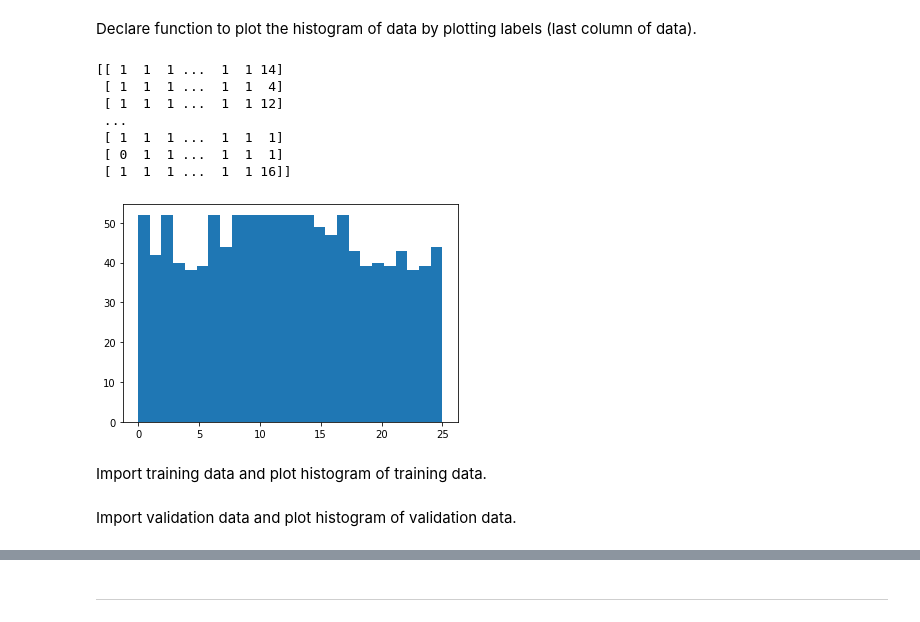
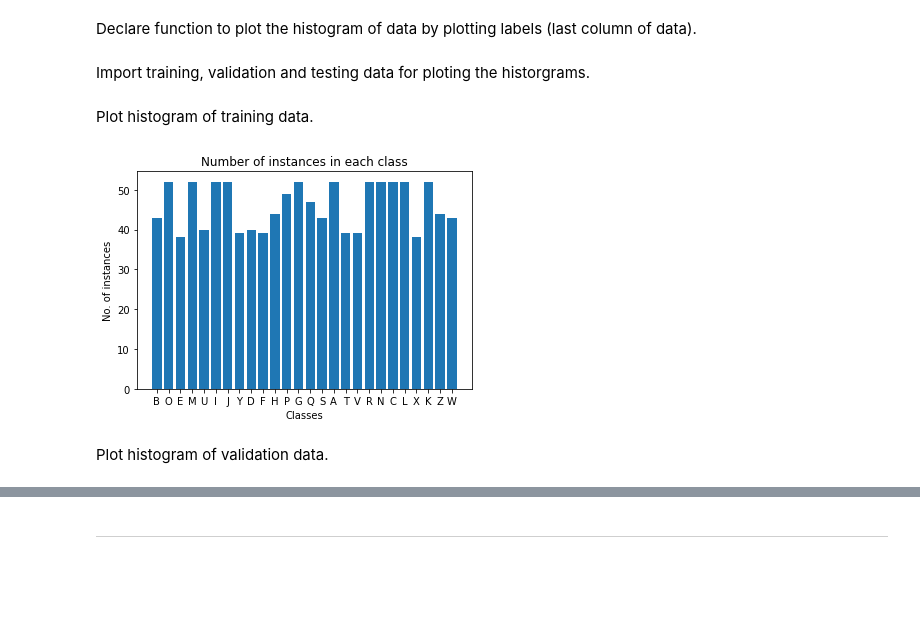
Before and after one commit to Hambrsoom/Experiments-With-Machine-Learning, a Jupyter notebook: A2/COMP472_A1.ipynb, the cells around one changed output, grey strips where cells are left out. Drawn from its saved outputs; the diff is of its cells as text; code cells hidden in the pictures; blank space fills up the shorter version.

```diff
--- a/A2/COMP472_A1.ipynb
+++ b/A2/COMP472_A1.ipynb
@@ -39,22 +53,33 @@ def importData(path):
 # %% [markdown]
 Declare function to plot the histogram of data by plotting labels (last column of data).
-# %%
-def plot(data, infoData):
-    plt.hist(data[:,1024], bins = len(infoData))
-    plt.show()
-# %%
-trainingData = importData("./Assig1-Dataset/train_" + dataset + ".csv")
-plot(trainingData, infoData)
-# %% [output]
-[[ 1  1  1 ...  1  1 14]
- [ 1  1  1 ...  1  1  4]
- [ 1  1  1 ...  1  1 12]
- ...
- [ 1  1  1 ...  1  1  1]
- [ 0  1  1 ...  1  1  1]
- [ 1  1  1 ...  1  1 16]]
-[figure, removed]
+# %%
+def plot(dictOfLetterAndOccurances):
+    yAxeList = dictOfLetterAndOccurances.values()
+    xAxeList = dictOfLetterAndOccurances.keys()
+
+    plt.bar(xAxeList, yAxeList)
+    # x-axis label
+    plt.xlabel('Classes')
+
+    # y-axis label
+    plt.ylabel('No. of instances')
+
+    # Plot title
+    plt.title('Number of instances in each class')
+
+    # Show the plot
+    plt.show()
+# %% [markdown]
+Import training, validation and testing data for ploting the historgrams.
+# %%
+trainingData = importDataForGraphs("./Assig1-Dataset/train_" + dataset + ".csv", "./Assig1-Dataset/info_" + dataset + ".csv")
+validationData = importDataForGraphs("./Assig1-Dataset/val_" + dataset + ".csv", "./Assig1-Dataset/info_" + dataset + ".csv")
+testingData = importDataForGraphs("./Assig1-Dataset/test_with_label_" + dataset + ".csv", "./Assig1-Dataset/info_" + dataset + ".csv")
 # %% [markdown]
-Import training data and plot histogram of training data.
+ Plot histogram of training data.
+# %%
+plot(trainingData)
+# %% [output]
+[figure, added]
 # %% [markdown]
-Import validation data and plot histogram of validation data.
+ Plot histogram of validation data.
```
Also changed, not shown: parts of 43 cells of this notebook.
